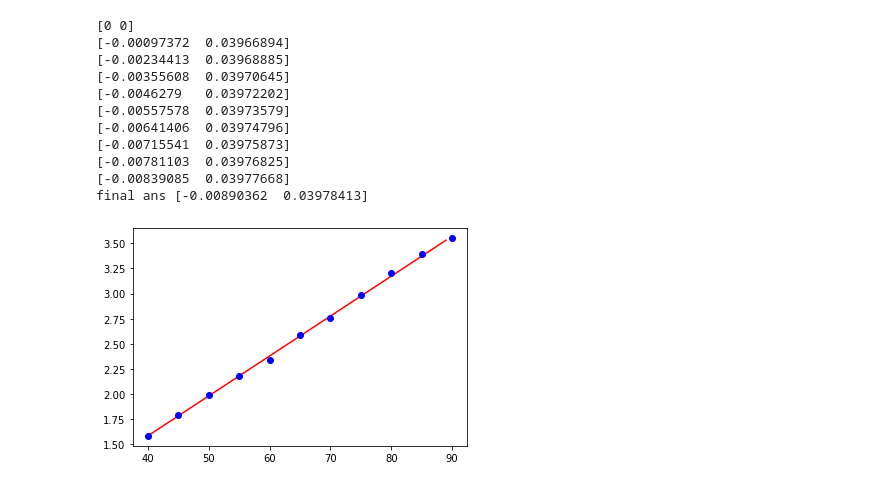
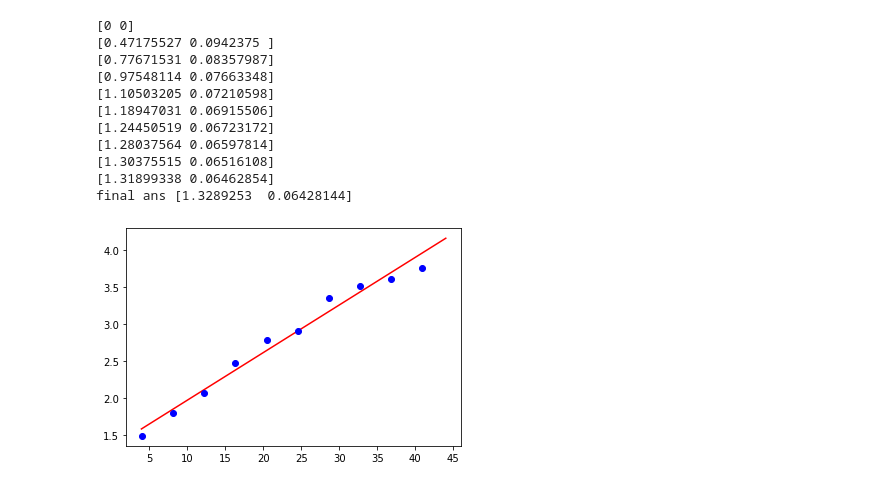
Before and after one commit to Bee0Theepob/Pattern, a Jupyter notebook: HW1/test1x.ipynb, the cells around one changed output. Saved outputs shown, nothing was run; the diff lists cells and outputs as text; code cells hidden in the pictures.

```diff
--- a/HW1/test1x.ipynb
+++ b/HW1/test1x.ipynb
@@ -30,12 +30,12 @@ def grad_des(X,Y,theta):
     return theta
 # %%
 #simple pendulum
-X=np.array([[1,40],[1,45],[1,50],[1,55],[1,60],[1,65],[1,70],[1,75],[1,80],[1,85],[1,90]])
-Y=np.array([1.5863,1.7889,1.9867,2.1800,2.3363,2.5841,2.7539,2.9825,3.2005,3.3948,3.5513])
+# X=np.array([[1,40],[1,45],[1,50],[1,55],[1,60],[1,65],[1,70],[1,75],[1,80],[1,85],[1,90]])
+# Y=np.array([1.5863,1.7889,1.9867,2.1800,2.3363,2.5841,2.7539,2.9825,3.2005,3.3948,3.5513])
 
 #spring
-# X=np.array([[1,4.089],[1,8.178],[1,12.267],[1,16.356],[1,20.445],[1,24.534],[1,28.629],[1,32.712],[1,36.801],[1,40.890]])
-# Y=np.array([1.492,1.806,2.077,2.481,2.792,2.900,3.356,3.516,3.61,3.756])
+X=np.array([[1,4.089],[1,8.178],[1,12.267],[1,16.356],[1,20.445],[1,24.534],[1,28.629],[1,32.712],[1,36.801],[1,40.890]])
+Y=np.array([1.492,1.806,2.077,2.481,2.792,2.900,3.356,3.516,3.61,3.756])
 #ans : theta must be [1.25,0.067] estimately
 
 #discharge capacitor
@@ -50,20 +50,20 @@ theta=grad_des(X,Y,np.array([0,0]))
 print("final ans" , theta)
 # %% [output]
 [0 0]
-[-0.00097372  0.03966894]
-[-0.00234413  0.03968885]
-[-0.00355608  0.03970645]
-[-0.0046279   0.03972202]
-[-0.00557578  0.03973579]
-[-0.00641406  0.03974796]
-[-0.00715541  0.03975873]
-[-0.00781103  0.03976825]
-[-0.00839085  0.03977668]
-final ans [-0.00890362  0.03978413]
+[0.47175527 0.0942375 ]
+[0.77671531 0.08357987]
+[0.97548114 0.07663348]
+[1.10503205 0.07210598]
+[1.18947031 0.06915506]
+[1.24450519 0.06723172]
+[1.28037564 0.06597814]
+[1.30375515 0.06516108]
+[1.31899338 0.06462854]
+final ans [1.3289253  0.06428144]
 # %%
-predY=range(X[0,1],X[np.size(Y)-1,1])
+predY=range(int(X[0,1]),int(X[np.size(Y)-1,1])+5)
 plt.plot(predY,predY*theta[1]+theta[0],'-',color="red")
 plt.plot(X[:,1],Y,'bo')
 plt.show()
 # %% [output]
-[figure, old version]
+[figure, new version]
```
Also changed, not shown: 2 other files.
